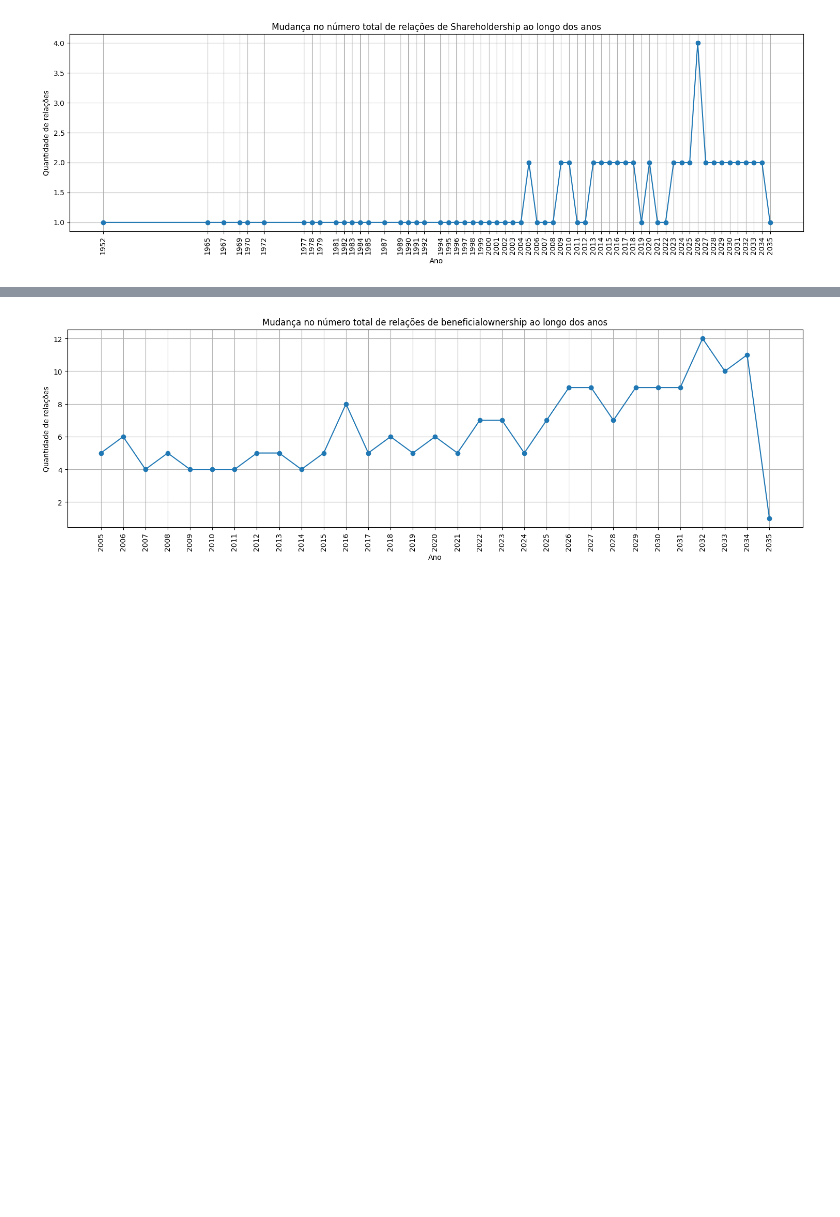
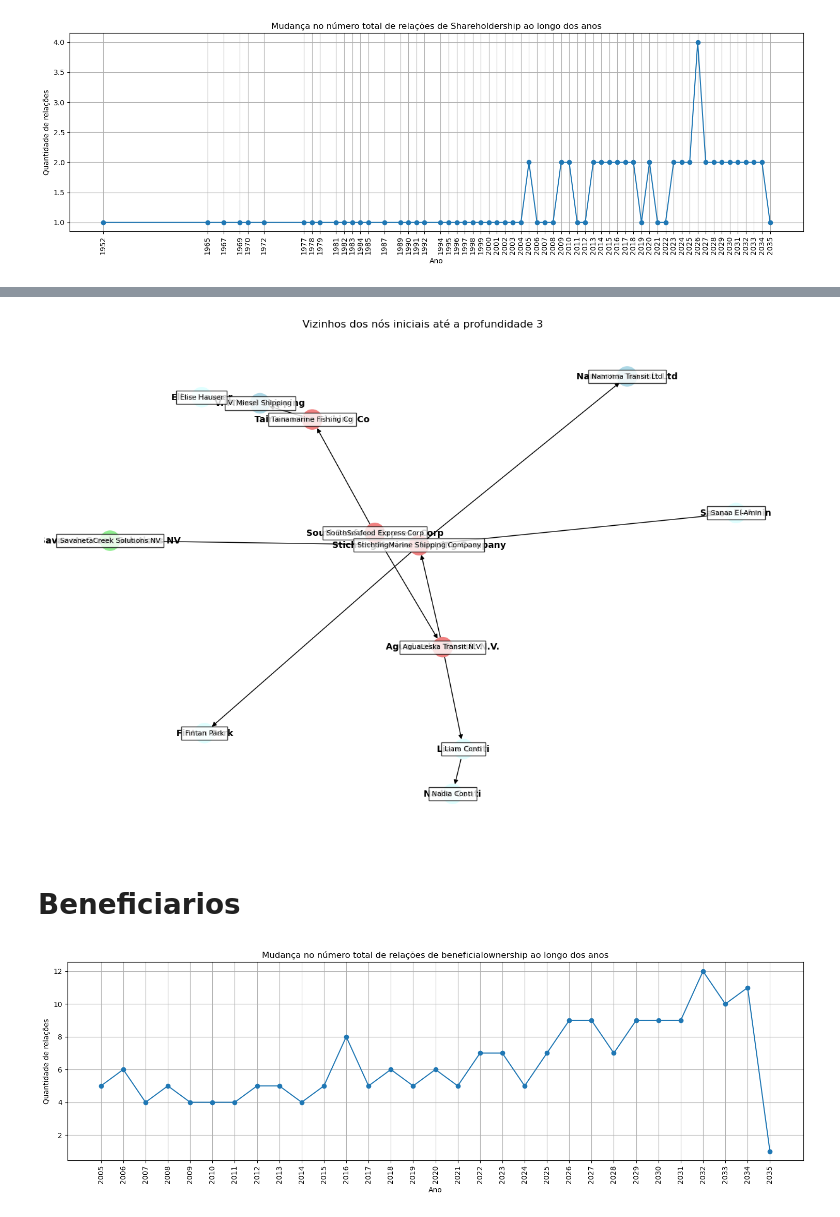
Before and after one commit to bettachini/visualizacion, a Jupyter notebook: vast2024/analisis2.ipynb, the cells around one changed output, grey strips where cells are left out. Cells and saved outputs as stored; diff of their text form; code cells hidden in the pictures; blank space fills up the shorter version.

```diff
--- a/vast2024/analisis2.ipynb
+++ b/vast2024/analisis2.ipynb
@@ -286,0 +412,61 @@ plt.show()
+# %%
+G = nx.node_link_graph(data)
+# %%
+
+# Set the initial nodes
+initial_nodes = ["May and Sons", "Jacobs PLC", "Conrad Ltd", "Vargas Ltd"]
+initial_nodes = ["SouthSeafood Express Corp"]
+
+depth = 3  # Define a profundidade desejada
+
+# Create a subgraph by iteratively adding neighbors
+subgraph = nx.DiGraph()
+
+# Adicionando os nós iniciais ao subgrafo
+for node in initial_nodes:
+    node_type = next((n['type'] for n in data['nodes'] if n['id'] == node), None)
+    subgraph.add_node(node, type=node_type)
+
+# Explorando vizinhos até a profundidade especificada
+nodes_to_explore = [(node, 0) for node in initial_nodes]
+
+while nodes_to_explore:
+    node, node_depth = nodes_to_explore.pop(0)  # Obter o próximo nó para explorar
+    if node_depth < depth:
+        neighbors = list(G.neighbors(node)) + list(G.predecessors(node))  # Obter vizinhos e predecessores
+        for neighbor in neighbors:
+            if neighbor not in subgraph.nodes:
+                node_type = next((n['type'] for n in data['nodes'] if n['id'] == neighbor), None)
+                subgraph.add_node(neighbor, type=node_type)  # Adicionar nó com seu tipo
+                subgraph.add_edge(node, neighbor)
+                nodes_to_explore.append((neighbor, node_depth + 1))
+
+# Mapeamento de cores com base no tipo de nó
+color_mapping = {
+    'Entity.Organization.Company': 'lightblue',
+    'Entity.Organization.LogisticsCompany': 'lightgreen',
+    'Entity.Organization.FishingCompany': 'lightcoral',
+    'Entity.Organization.FinancialCompany': 'lightyellow',
+    'Entity.Organization.NewsCompany': 'lightpink',
+    'Entity.Organization.NGO': 'lightgrey',
+    'Entity.Person': 'lightcyan',
+    'Entity.Person.CEO': 'lightorange'
+}
+
+# Desenhar o subgrafo com cores de nós com base no tipo
+plt.figure(figsize=(12, 8))
+pos = nx.spring_layout(subgraph)  # Layout para os nós
+node_colors = [color_mapping[subgraph.nodes[node]['type']] for node in subgraph.nodes]
+nx.draw(subgraph, pos, with_labels=True, node_color=node_colors, node_size=500, font_size=10, font_weight='bold')
+
+# Adicionar tooltips para cada nó
+tooltips = {node: f"{node}: {next((n for n in data['nodes'] if n['id'] == node), None)}" for node in subgraph.nodes}
+
+# Adicionar tooltips
+for node, (x, y) in pos.items():
+    plt.text(x, y, node, bbox=dict(facecolor='white', alpha=0.8), fontsize=8, ha='center', va='center')
+
+plt.title(f"Vizinhos dos nós iniciais até a profundidade {depth}")
+plt.show()
+# %% [output]
+[figure, added]
@@ -287,3 +509,5 @@ plt.show()
+# %% [markdown]
+# Beneficiarios
 # %%
 # Plotar o gráfico de linhas
 plt.figure(figsize=(15, 5))
```
Also changed, not shown: parts of 23 cells of this notebook.
